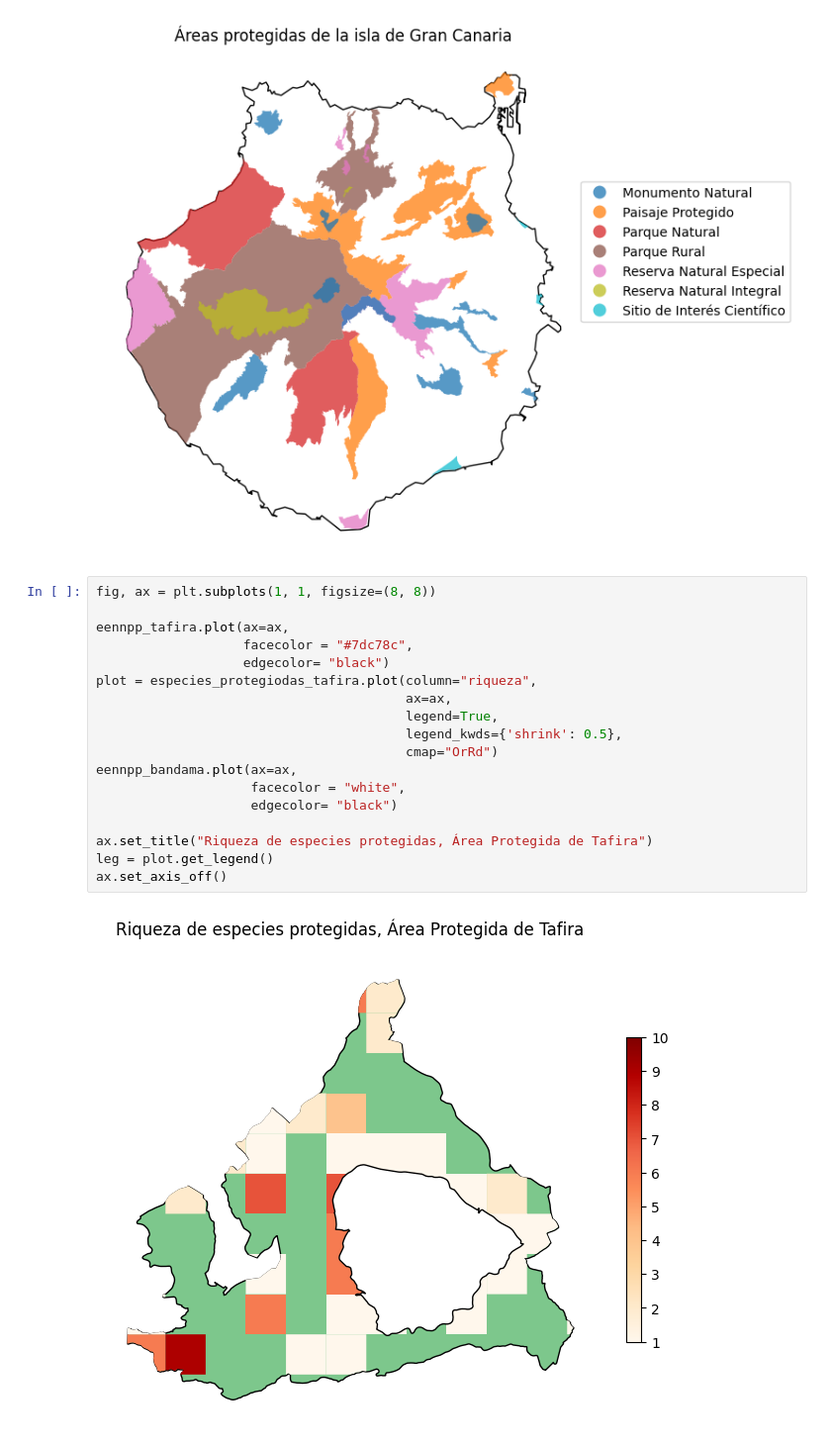
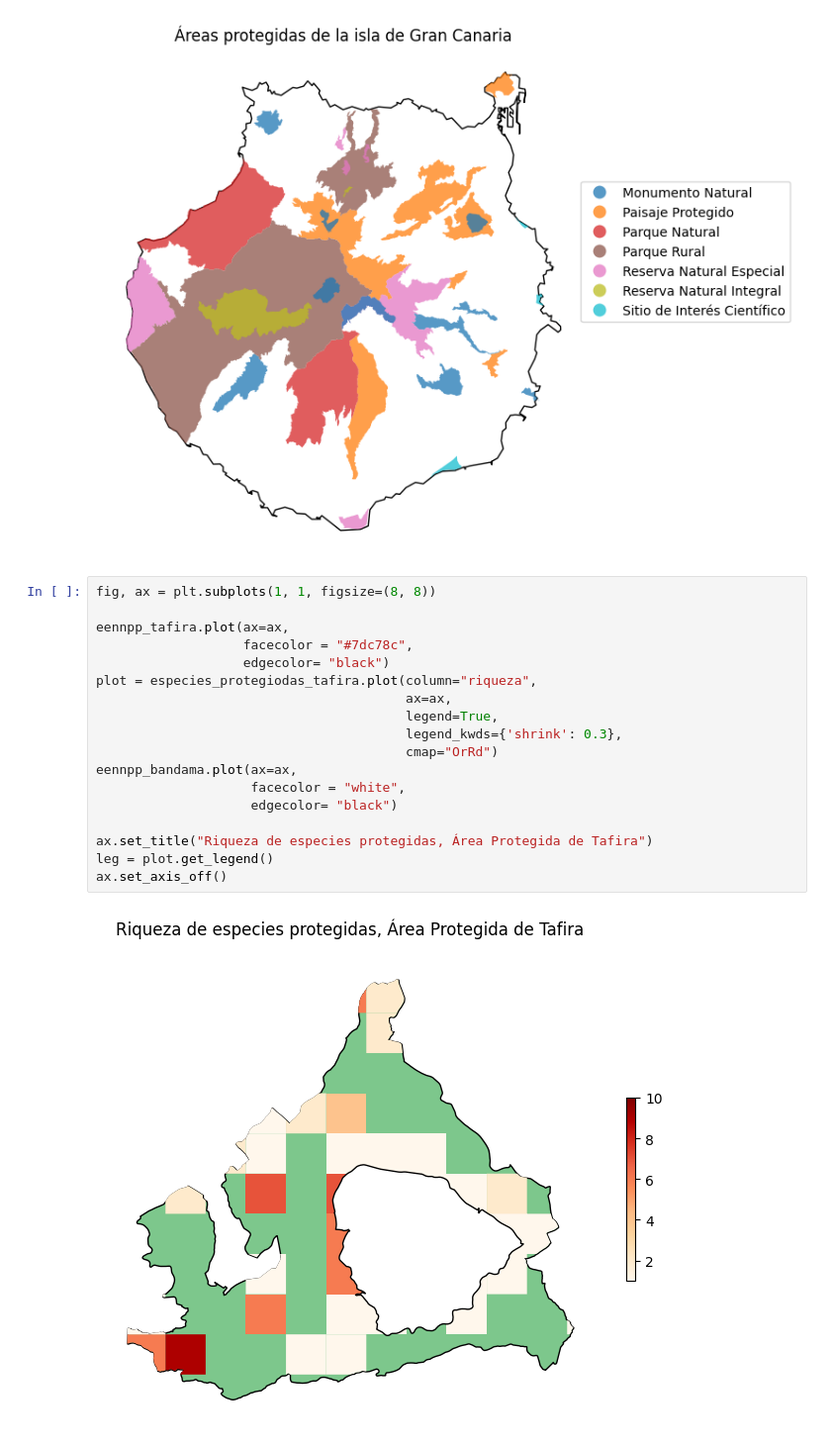
Before and after one commit to Juankkar/QGIS_IDECanarias_data, a Jupyter notebook: src/geopandas.ipynb, the cells around one changed output. Shown: that part at 99% size. Drawn from its saved outputs; the diff is of its cells as text.

```diff
--- a/src/geopandas.ipynb
+++ b/src/geopandas.ipynb
@@ -162,20 +162,20 @@ ax.set_axis_off()
 # %%
 fig, ax = plt.subplots(1, 1, figsize=(8, 8))
 
 eennpp_tafira.plot(ax=ax,
                    facecolor = "#7dc78c",
                    edgecolor= "black")
 plot = especies_protegiodas_tafira.plot(column="riqueza",
                                         ax=ax,
                                         legend=True,
-                                        legend_kwds={'shrink': 0.5},
+                                        legend_kwds={'shrink': 0.3},
                                         cmap="OrRd")
 eennpp_bandama.plot(ax=ax,
                     facecolor = "white",
                     edgecolor= "black")
 
 ax.set_title("Riqueza de especies protegidas, Área Protegida de Tafira")
 leg = plot.get_legend()
 ax.set_axis_off()
 # %% [output]
-[figure, old version]
+[figure, new version]
```
